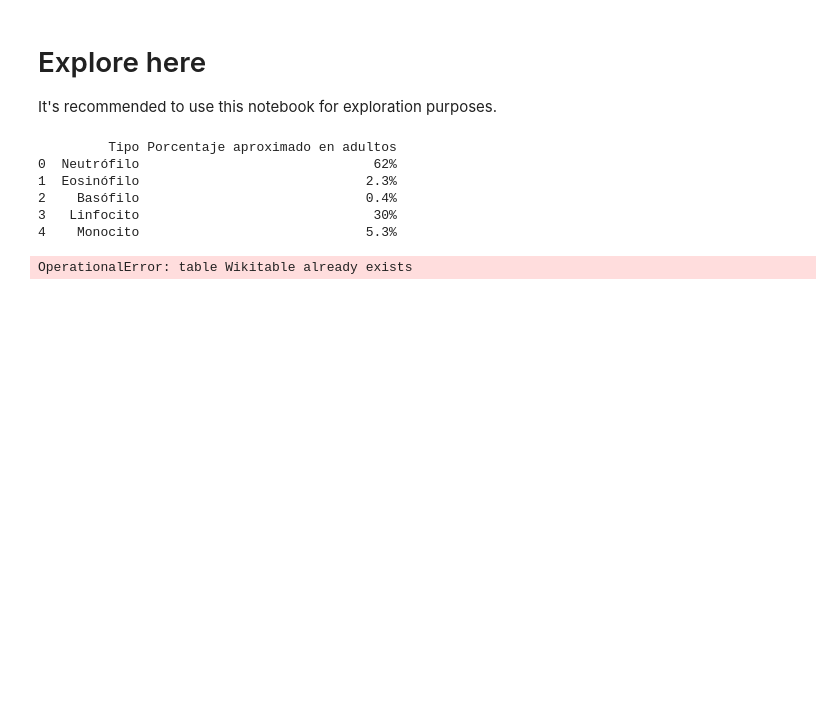
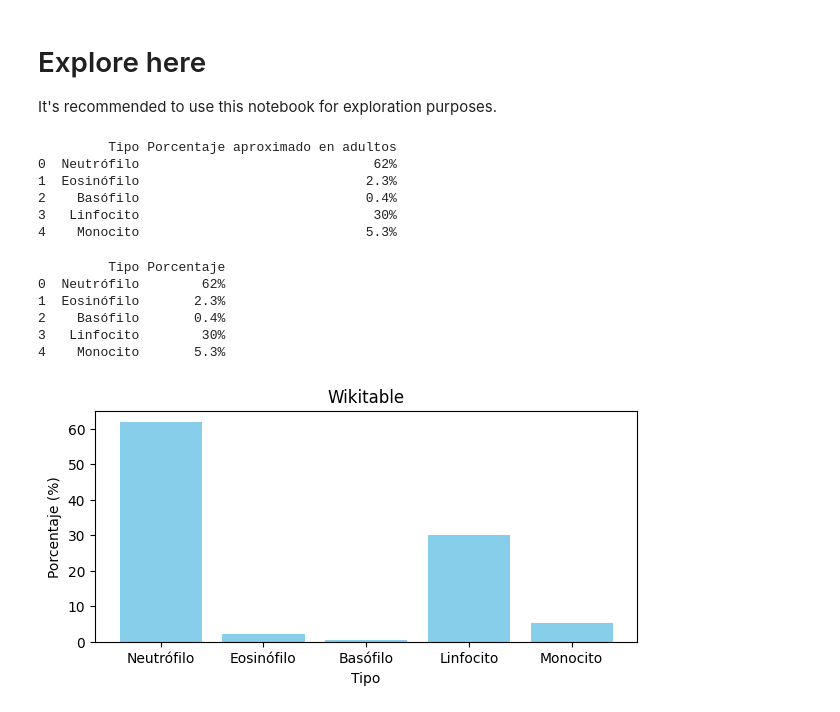
Before and after one commit to Liutciia/web-scraping-project-tutorial, a Jupyter notebook: src/explore.ipynb, the cells around one changed output. Cells and saved outputs as stored; diff of their text form; code cells hidden in the pictures; blank space fills up the shorter version.

```diff
--- a/src/explore.ipynb
+++ b/src/explore.ipynb
@@ -46,23 +46,27 @@ print(wikitable)
 #Store the data in sqlite
 import sqlite3
 
-connection = sqlite3.connect("Wikitable")
+connection = sqlite3.connect("wikitable")
 connection
+
+#connection = sqlite3.connect("wikitable")
+#cursor = connection.cursor()
+#cursor.execute("DROP TABLE wikitable")
 
 #Create a table
 cursor = connection.cursor()
-cursor.execute("""CREATE TABLE Wikitable (Tipo, Porcentaje aproximado en adultos)""")
+connection.execute("""CREATE TABLE wikitable (
+               Tipo TEXT NOT NULL,
+               Porcentaje aproximado en adultos TEXT NOT NULL
+               );""")
 
 #Insert the values
-cursor.execute("""
-INSERT INTO Wikitable (Tipo, Porcentaje aproximado en adultos) VALUES (Neutrófilo, 62%);
-INSERT INTO Wikitable (Tipo, Porcentaje aproximado en adultos) VALUES (Eosinófilo, 2.3%)
-INSERT INTO Wikitable (Tipo, Porcentaje aproximado en adultos) VALUES (Basófilo, 0.4%)
-INSERT INTO Wikitable (Tipo, Porcentaje aproximado en adultos) VALUES (Linfocito, 30%)
-INSERT INTO Wikitable (Tipo, Porcentaje aproximado en adultos) VALUES (Monocito, 5.3%)
-""")
+connection.execute("""INSERT INTO wikitable VALUES ("Neutrófilo", "62%")""")
+connection.execute("""INSERT INTO wikitable VALUES ("Eosinófilo", "2.3%")""")
+connection.execute("""INSERT INTO wikitable VALUES ("Basófilo", "0.4%")""")
+connection.execute("""INSERT INTO wikitable VALUES ("Linfocito", "30%")""")
+connection.execute("""INSERT INTO wikitable VALUES ("Monocito", "5.3%")""")
+
 
 #Almacena (commit) los cambios
 connection.commit()
-# %% [output]
-OperationalError: table Wikitable already exists
@@ -70,0 +73,32 @@ OperationalError: table Wikitable already exists
+# %%
+#SELECT
+result_dataFrame = pd.read_sql("Select * from wikitable;", connection)
+print(result_dataFrame)
+# %% [output]
+         Tipo Porcentaje
+0  Neutrófilo        62%
+1  Eosinófilo       2.3%
+2    Basófilo       0.4%
+3   Linfocito        30%
+4    Monocito       5.3%
+# %%
+#Step 6: Visualize the data
+#Bar plot
+import pandas as pd
+import matplotlib.pyplot as plt
+
+df = pd.DataFrame({
+    'Tipo': ['Neutrófilo', 'Eosinófilo', 'Basófilo', 'Linfocito', 'Monocito'],
+    'Porcentaje': ['62%', '2.3%', '0.4%', '30%', '5.3%']
+})
+
+df['Porcentaje'] = df['Porcentaje'].str.rstrip('%').astype('float')
+
+plt.figure(figsize=(7, 3))
+plt.bar(df['Tipo'], df['Porcentaje'], color='skyblue')
+plt.xlabel('Tipo')
+plt.ylabel('Porcentaje (%)')
+plt.title('Wikitable')
+plt.show()
+# %% [output]
+[figure, added]
```
Also changed, not shown: parts of 3 cells of this notebook, 5 other files.
